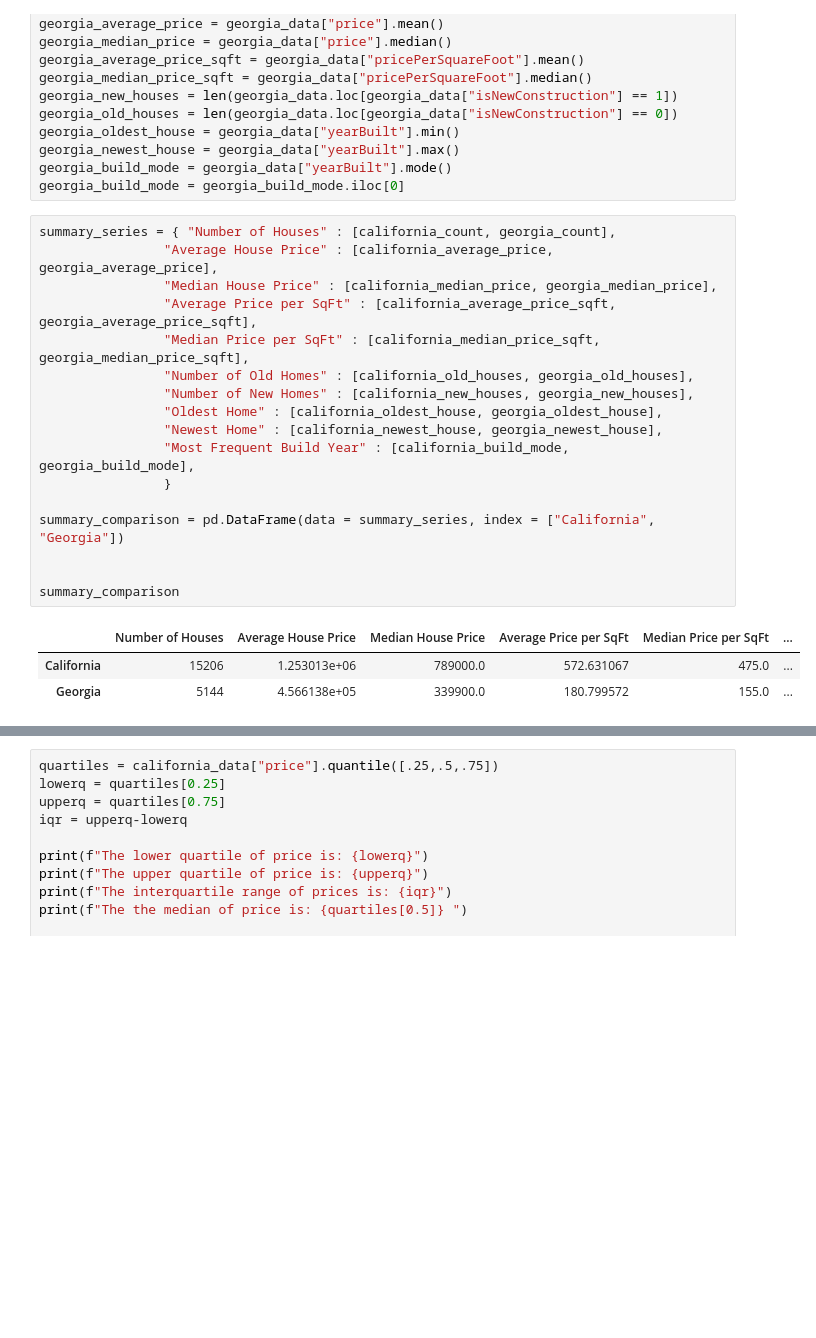
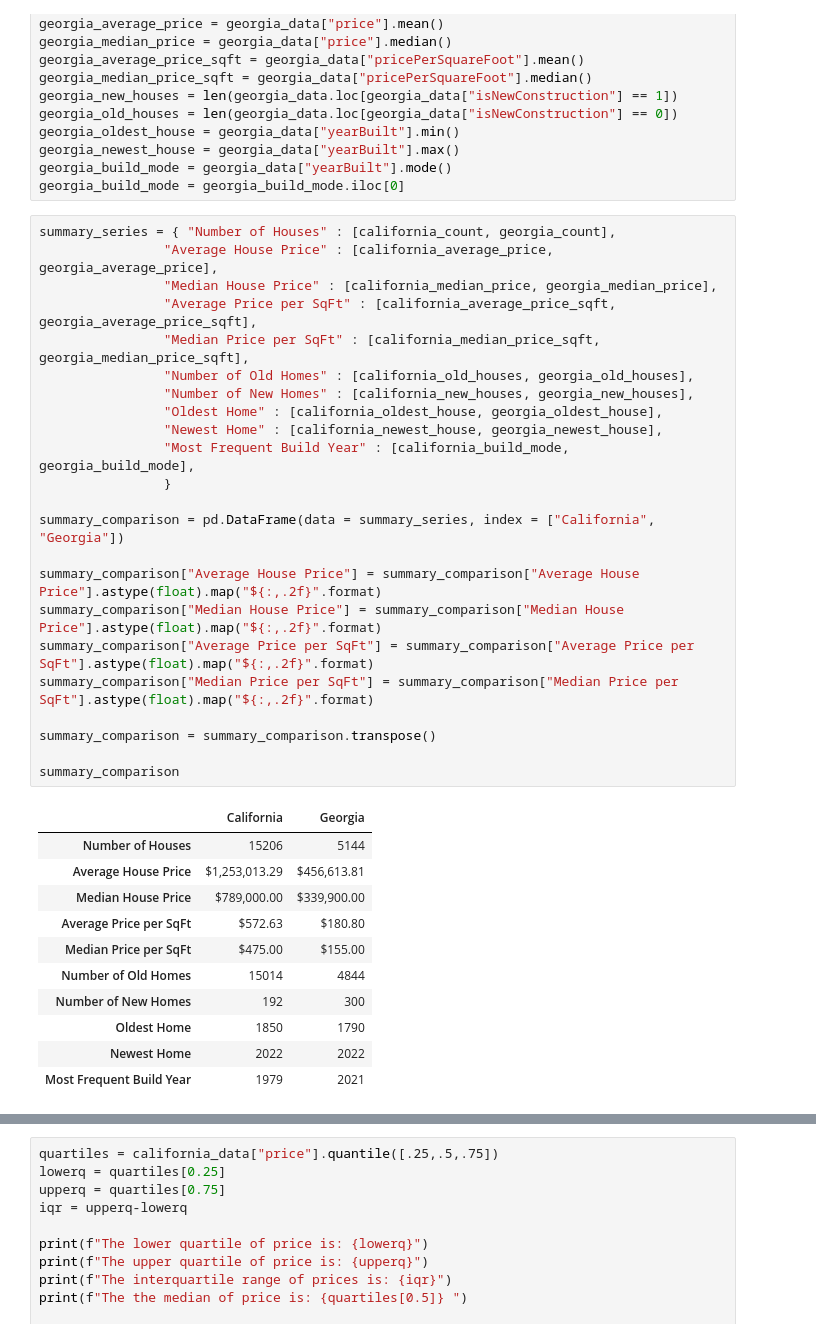
Before and after one commit to nuvvalaps/Project1-DataVis, a Jupyter notebook: Summary Statistics.ipynb, the cells around one changed output, grey strips where cells are left out. Cells and saved outputs as stored; diff of their text form; blank space fills up the shorter version.

```diff
--- a/Summary Statistics.ipynb
+++ b/Summary Statistics.ipynb
@@ -48,24 +48,38 @@ georgia_build_mode = georgia_build_mode.iloc[0]
 # %%
 summary_series = { "Number of Houses" : [california_count, georgia_count],
                 "Average House Price" : [california_average_price, georgia_average_price],
                 "Median House Price" : [california_median_price, georgia_median_price],
                 "Average Price per SqFt" : [california_average_price_sqft, georgia_average_price_sqft],
                 "Median Price per SqFt" : [california_median_price_sqft, georgia_median_price_sqft],
                 "Number of Old Homes" : [california_old_houses, georgia_old_houses],
                 "Number of New Homes" : [california_new_houses, georgia_new_houses],
                 "Oldest Home" : [california_oldest_house, georgia_oldest_house],
                 "Newest Home" : [california_newest_house, georgia_newest_house],
                 "Most Frequent Build Year" : [california_build_mode, georgia_build_mode],
                 }
 
 summary_comparison = pd.DataFrame(data = summary_series, index = ["California", "Georgia"])
 
+summary_comparison["Average House Price"] = summary_comparison["Average House Price"].astype(float).map("${:,.2f}".format)
+summary_comparison["Median House Price"] = summary_comparison["Median House Price"].astype(float).map("${:,.2f}".format)
+summary_comparison["Average Price per SqFt"] = summary_comparison["Average Price per SqFt"].astype(float).map("${:,.2f}".format)
+summary_comparison["Median Price per SqFt"] = summary_comparison["Median Price per SqFt"].astype(float).map("${:,.2f}".format)
+
+summary_comparison = summary_comparison.transpose()
 
 summary_comparison
 # %% [output]
-|  | Number of Houses | Average House Price | Median House Price | Average Price per SqFt | Median Price per SqFt | ... |
-| California | 15206 | 1.253013e+06 | 789000.0 | 572.631067 | 475.0 | ... |
-| Georgia | 5144 | 4.566138e+05 | 339900.0 | 180.799572 | 155.0 | ... |
+|  | California | Georgia |
+| Number of Houses | 15206 | 5144 |
+| Average House Price | $1,253,013.29 | $456,613.81 |
+| Median House Price | $789,000.00 | $339,900.00 |
+| Average Price per SqFt | $572.63 | $180.80 |
+| Median Price per SqFt | $475.00 | $155.00 |
+| Number of Old Homes | 15014 | 4844 |
+| Number of New Homes | 192 | 300 |
+| Oldest Home | 1850 | 1790 |
+| Newest Home | 2022 | 2022 |
+| Most Frequent Build Year | 1979 | 2021 |
 # %%
 x_axis = california_data["price"]
 y_axis = california_data["yearBuilt"]
```
Also changed, not shown: parts of 4 cells of this notebook, 3 other files.
